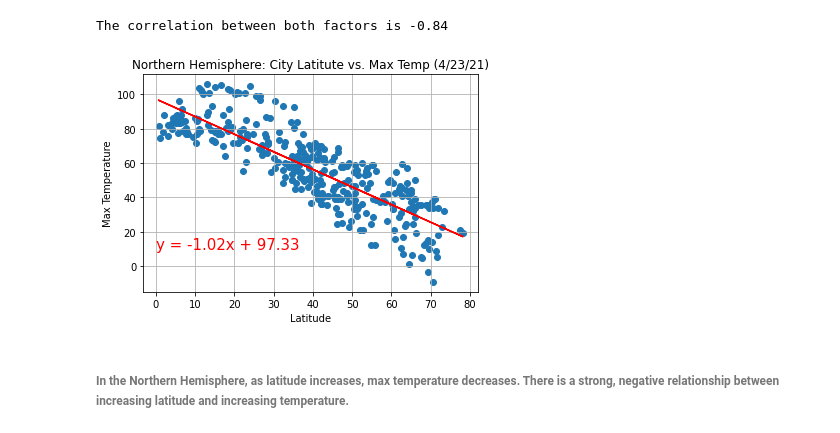
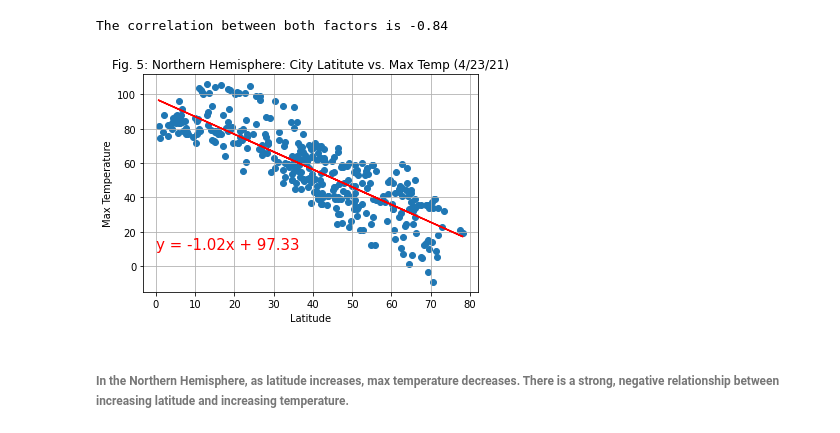
Before and after one commit to MarcLeslie/python-api-challenge, a Jupyter notebook: WeatherPy/WeatherPy.ipynb, the cells around one changed output. Drawn from its saved outputs; the diff is of its cells as text; code cells hidden in the pictures.

Commit message:
Updated charts with figure numbers and also for file names

```diff
--- a/WeatherPy/WeatherPy.ipynb
+++ b/WeatherPy/WeatherPy.ipynb
@@ -262,19 +262,19 @@ The correlation between both factors is -0.84
 # %%
 #x_values = lat_NH, y_values = max_temp_NH
 (slope, intercept, rvalue, pvalue, stderr) = linregress(lat_NH, max_temp_NH)
 regress_values = lat_NH * slope + intercept
 line_eq = "y = " + str(round(slope,2)) + "x + " + str(round(intercept,2))
 plt.scatter(lat_NH, max_temp_NH)
 plt.plot(lat_NH,regress_values,"r-")
 plt.annotate(line_eq,(0,10),fontsize=15,color="red")
 plt.xlabel("Latitude")
 plt.ylabel("Max Temperature")
-plt.title("Northern Hemisphere: City Latitute vs. Max Temp (4/23/21)")
+plt.title("Fig. 5: Northern Hemisphere: City Latitute vs. Max Temp (4/23/21)")
 plt.grid()
-plt.savefig("../output_data/city_lat_temp_LR_NH.png")
+plt.savefig("../output_data/Fig5_city_lat_temp_LR_NH.png")
 plt.show()
 # %% [output]
-[figure, old version]
+[figure, new version]
 # %%
 
 # The r-value is: 0.4693786382663062####### WHY???????  DID I NOT COVER THIS IN THE FIRST BOX??????#############################
```
Also changed, not shown: parts of 11 cells of this notebook, 24 other files.
